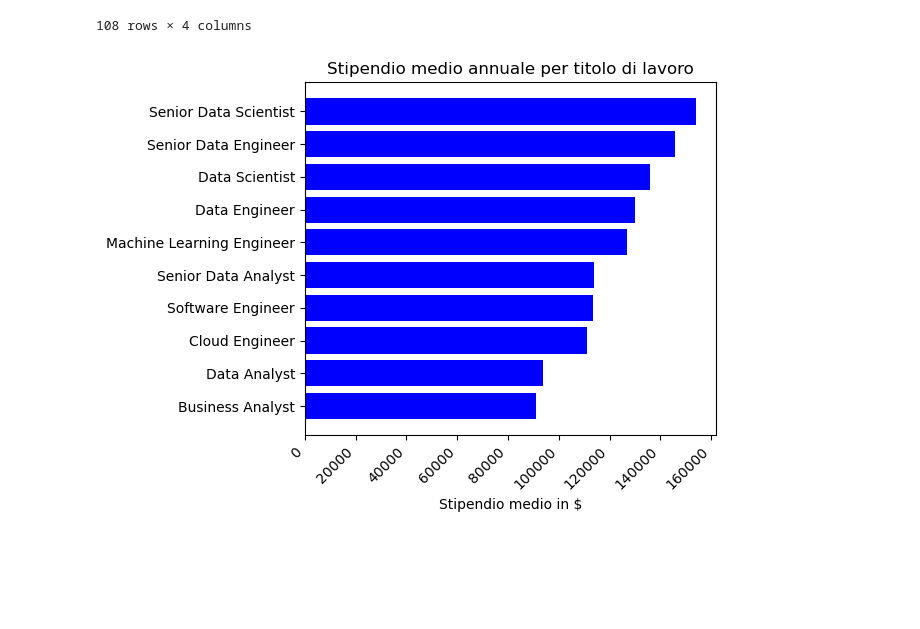
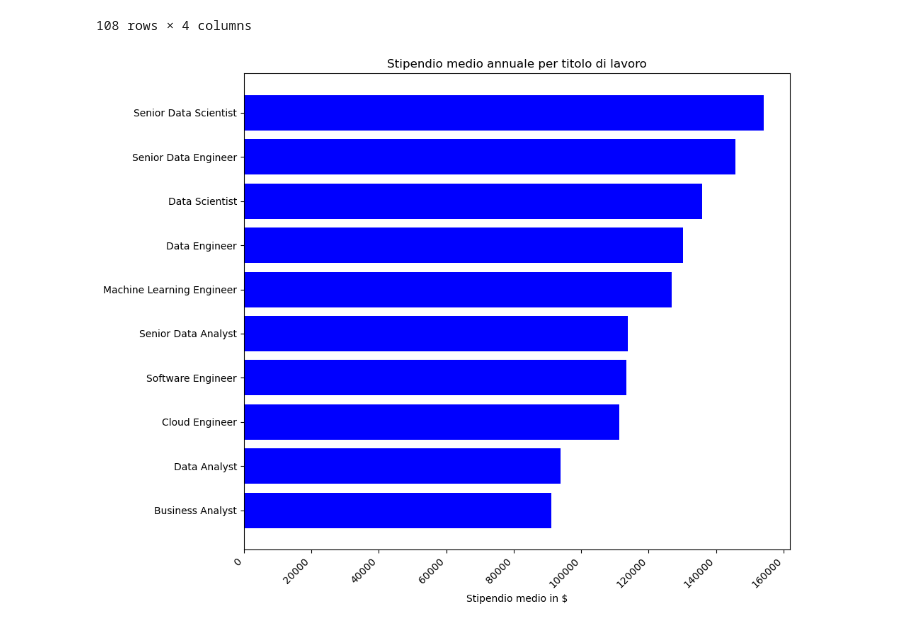
Before and after one commit to sarad996/Programminglab2, a Jupyter notebook: esercizi/3_Esercizi_lez_3.ipynb, the cells around one changed output. Drawn from its saved outputs; the diff is of its cells as text; code cells hidden in the pictures; blank space fills up the shorter version.

```diff
--- a/esercizi/3_Esercizi_lez_3.ipynb
+++ b/esercizi/3_Esercizi_lez_3.ipynb
@@ -152,17 +136,19 @@ stats_country.sort_values(by='salary_year_avg', ascending=False)
 | Uzbekistan | 30750.000000 | 1 | 30750.0 | 30750.0 |
 108 rows × 4 columns
 # %%
+# grafico a barre orrizzontali
+
 avg_salary_by_title = (
     df.groupby('job_title_short')['salary_year_avg']
     .mean()
     .sort_values(ascending=True)
 )
 
-plt.Figure(figsize=(10,8))
+plt.figure(figsize=(10,8))
 plt.barh(avg_salary_by_title.index, avg_salary_by_title, color='blue')
 plt.title('Stipendio medio annuale per titolo di lavoro')
 plt.xlabel('Stipendio medio in $')
 plt.xticks(rotation=45, ha='right')
 plt.tight_layout()
 # %% [output]
-[figure, old version]
+[figure, new version]
```
Also changed, not shown: parts of 6 cells of this notebook, 1 other file.
